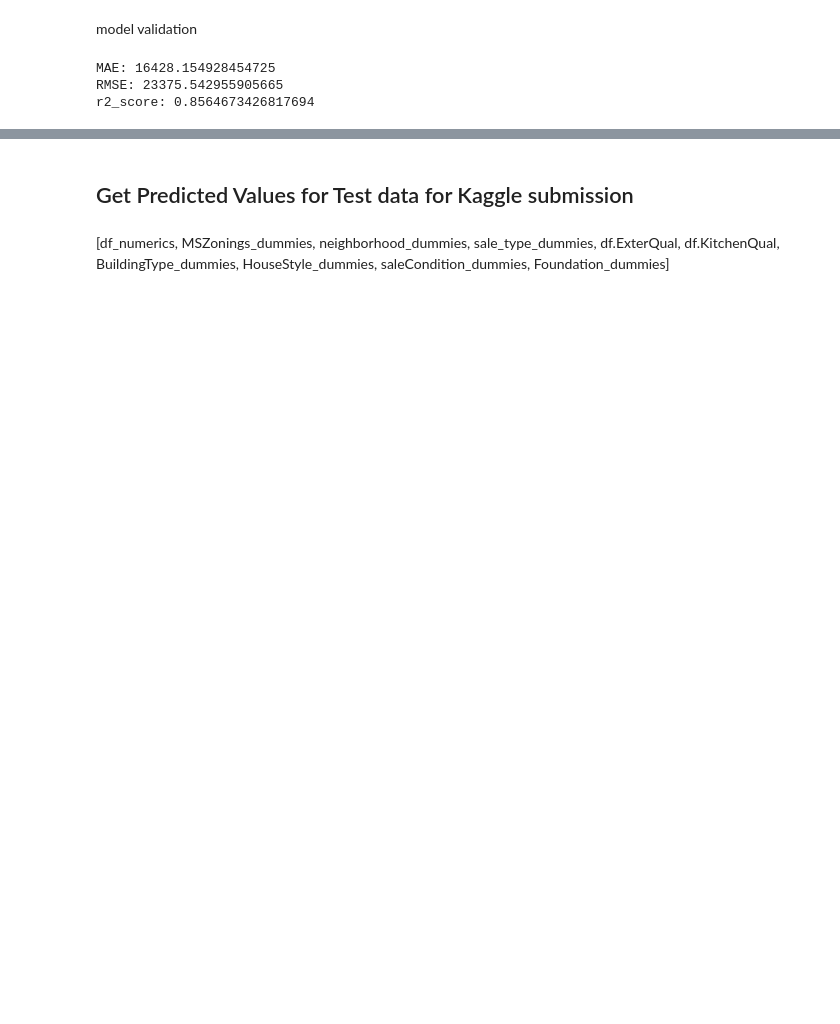
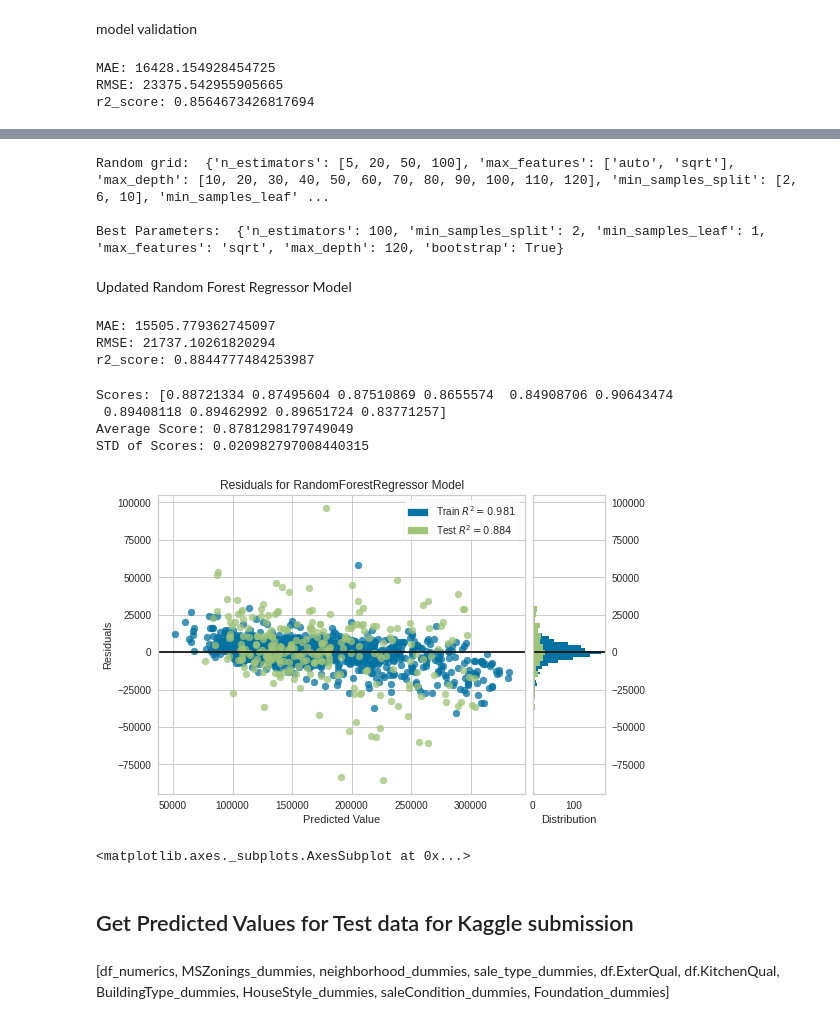
Before and after one commit to etorres14/kaggle_competition_housing_price_prediction, a Jupyter notebook: House_Price.ipynb, the cells around one changed output, grey strips where cells are left out. Cells and saved outputs as stored; diff of their text form; code cells hidden in the pictures; blank space fills up the shorter version.

```diff
--- a/House_Price.ipynb
+++ b/House_Price.ipynb
@@ -832,0 +930,10 @@ r2_score: 0.8564673426817694
+# %%
+## Importing Random Forest Classifier from the sklearn.ensemble
+from sklearn.ensemble import RandomForestRegressor
+rf = RandomForestRegressor()
+# %%
+from sklearn.model_selection import RandomizedSearchCV
+rf_random = RandomizedSearchCV(estimator = rf,param_distributions = random_grid,
+               n_iter = 100, cv = 5, verbose=2, random_state=35, n_jobs = -1)
+# %%
+rf_random.fit(X_train, y_train)
@@ -833,3 +953,58 @@ r2_score: 0.8564673426817694
+# %%
+print ('Random grid: ', random_grid, '\n')
+# print the best parameters
+print ('Best Parameters: ', rf_random.best_params_, ' \n')
+# %% [output]
+Random grid:  {'n_estimators': [5, 20, 50, 100], 'max_features': ['auto', 'sqrt'], 'max_depth': [10, 20, 30, 40, 50, 60, 70, 80, 90, 100, 110, 120], 'min_samples_split': [2, 6, 10], 'min_samples_leaf' ...
+
+Best Parameters:  {'n_estimators': 100, 'min_samples_split': 2, 'min_samples_leaf': 1, 'max_features': 'sqrt', 'max_depth': 120, 'bootstrap': True}
+# %% [markdown]
+Updated Random Forest Regressor Model
+# %%
+randmf = RandomForestRegressor(n_estimators = 100, min_samples_split = 2, min_samples_leaf= 1, max_features = 'sqrt', max_depth= 120, bootstrap=True)
+randmf.fit( X_train, y_train)
+
+y_pred = randmf.predict(X_test)
+# %%
+from sklearn.metrics import mean_absolute_error, mean_squared_error, r2_score
+
+mae = mean_absolute_error(y_test, y_pred)
+print(f'MAE: {mae}')
+rmse = np.sqrt(mean_squared_error(y_test,y_pred))
+print(f'RMSE: {rmse}')
+r2 = r2_score(y_test,y_pred)
+print(f'r2_score: {r2}')
+# %% [output]
+MAE: 15505.779362745097
+RMSE: 21737.10261820294
+r2_score: 0.8844777484253987
+# %%
+#Cross Validation
+
+from sklearn.model_selection import cross_val_score
+
+
+scores = cross_val_score(randmf, X,y, cv=10)
+print(f'Scores: {scores}')
+print(f'Average Score: {scores.mean()}')
+print(f'STD of Scores: {scores.std()}')
+# %% [output]
+Scores: [0.88721334 0.87495604 0.87510869 0.8655574  0.84908706 0.90643474
+ 0.89408118 0.89462992 0.89651724 0.83771257]
+Average Score: 0.8781298179749049
+STD of Scores: 0.020982797008440315
+# %%
+from yellowbrick.datasets import load_concrete
+from yellowbrick.regressor import ResidualsPlot
+
+visualizer = ResidualsPlot(randmf)
+
+visualizer.fit(X_train, y_train)  # Fit the training data to the visualizer
+visualizer.score(X_test, y_test)  # Evaluate the model on the test data
+visualizer.show()
+# %% [output]
+[figure, added]
+<matplotlib.axes._subplots.AxesSubplot at 0x...>
 # %% [markdown]
 ## Get Predicted Values for Test data for Kaggle submission
 # %% [markdown]
```
Also changed, not shown: parts of 15 cells of this notebook.
